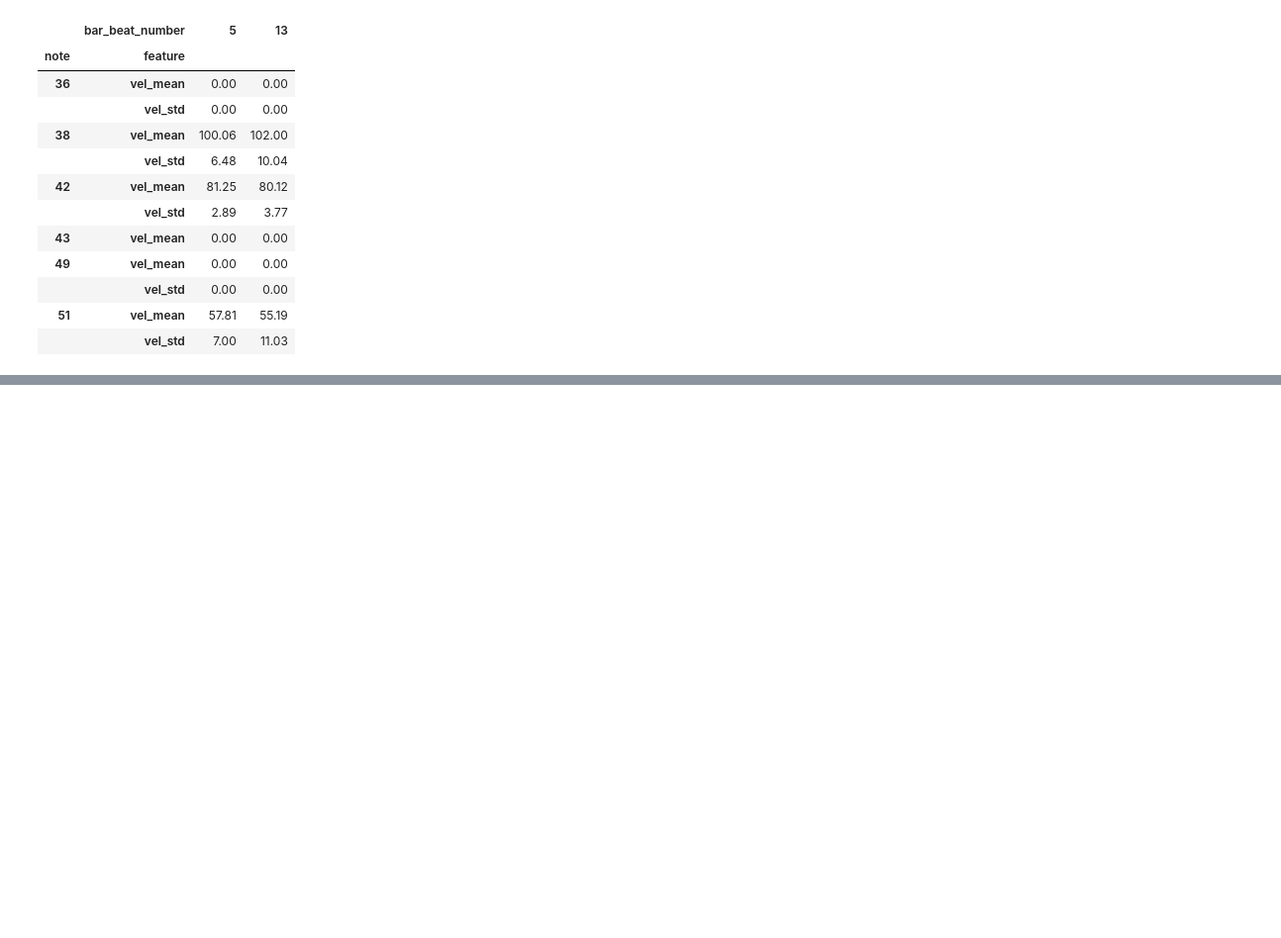
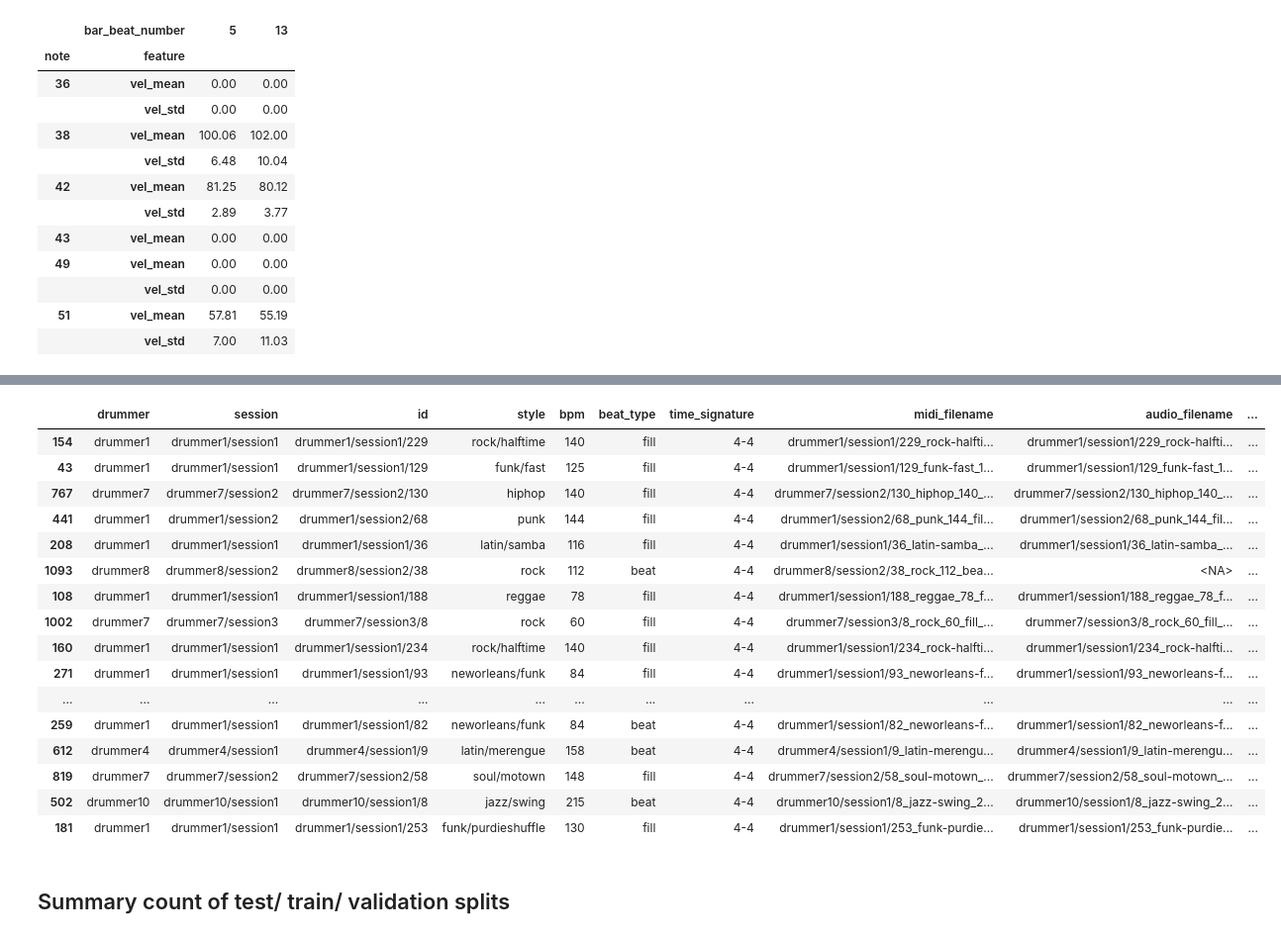
Before and after one commit to curtiscu/LYIT, a Jupyter notebook: TestingStatsNFeaturesCode.ipynb, the cells around one changed output, grey strips where cells are left out. Shown at 99% size. Saved outputs shown, nothing was run; the diff lists cells and outputs as text; code cells hidden in the pictures; blank space fills up the shorter version.

```diff
--- a/TestingStatsNFeaturesCode.ipynb
+++ b/TestingStatsNFeaturesCode.ipynb
@@ -343,0 +345,12 @@ See..
+# %%
+metafile = '/content/drive/My Drive/groove-v1.0.0-midionly/groove/info.csv'
+
+meta_df = pd.read_csv(metafile, dtype = {"drummer": "string",
+                                         "session" : "string",
+                                         "id": "string",
+                                         "style": "string",
+                                         "beat_type": "string",
+                                         "time_signature" : "string",
+                                         "midi_filename" : "string",
+                                         "audio_filename" : "string",
+                                         "split" : "string"})
@@ -343,0 +405,23 @@ See..
+# %%
+# show random sample of 25 rows
+display(meta_df.sample(25))
+# %% [output]
+|  | drummer | session | id | style | bpm | beat_type | time_signature | midi_filename | audio_filename | ... |
+| 154 | drummer1 | drummer1/session1 | drummer1/session1/229 | rock/halftime | 140 | fill | 4-4 | drummer1/session1/229_rock-halfti... | drummer1/session1/229_rock-halfti... | ... |
+| 43 | drummer1 | drummer1/session1 | drummer1/session1/129 | funk/fast | 125 | fill | 4-4 | drummer1/session1/129_funk-fast_1... | drummer1/session1/129_funk-fast_1... | ... |
+| 767 | drummer7 | drummer7/session2 | drummer7/session2/130 | hiphop | 140 | fill | 4-4 | drummer7/session2/130_hiphop_140_... | drummer7/session2/130_hiphop_140_... | ... |
+| 441 | drummer1 | drummer1/session2 | drummer1/session2/68 | punk | 144 | fill | 4-4 | drummer1/session2/68_punk_144_fil... | drummer1/session2/68_punk_144_fil... | ... |
+| 208 | drummer1 | drummer1/session1 | drummer1/session1/36 | latin/samba | 116 | fill | 4-4 | drummer1/session1/36_latin-samba_... | drummer1/session1/36_latin-samba_... | ... |
+| 1093 | drummer8 | drummer8/session2 | drummer8/session2/38 | rock | 112 | beat | 4-4 | drummer8/session2/38_rock_112_bea... | <NA> | ... |
+| 108 | drummer1 | drummer1/session1 | drummer1/session1/188 | reggae | 78 | fill | 4-4 | drummer1/session1/188_reggae_78_f... | drummer1/session1/188_reggae_78_f... | ... |
+| 1002 | drummer7 | drummer7/session3 | drummer7/session3/8 | rock | 60 | fill | 4-4 | drummer7/session3/8_rock_60_fill_... | drummer7/session3/8_rock_60_fill_... | ... |
+| 160 | drummer1 | drummer1/session1 | drummer1/session1/234 | rock/halftime | 140 | fill | 4-4 | drummer1/session1/234_rock-halfti... | drummer1/session1/234_rock-halfti... | ... |
+| 271 | drummer1 | drummer1/session1 | drummer1/session1/93 | neworleans/funk | 84 | fill | 4-4 | drummer1/session1/93_neworleans-f... | drummer1/session1/93_neworleans-f... | ... |
+| ... | ... | ... | ... | ... | ... | ... | ... | ... | ... | ... |
+| 259 | drummer1 | drummer1/session1 | drummer1/session1/82 | neworleans/funk | 84 | beat | 4-4 | drummer1/session1/82_neworleans-f... | drummer1/session1/82_neworleans-f... | ... |
+| 612 | drummer4 | drummer4/session1 | drummer4/session1/9 | latin/merengue | 158 | beat | 4-4 | drummer4/session1/9_latin-merengu... | drummer4/session1/9_latin-merengu... | ... |
+| 819 | drummer7 | drummer7/session2 | drummer7/session2/58 | soul/motown | 148 | fill | 4-4 | drummer7/session2/58_soul-motown_... | drummer7/session2/58_soul-motown_... | ... |
+| 502 | drummer10 | drummer10/session1 | drummer10/session1/8 | jazz/swing | 215 | beat | 4-4 | drummer10/session1/8_jazz-swing_2... | drummer10/session1/8_jazz-swing_2... | ... |
+| 181 | drummer1 | drummer1/session1 | drummer1/session1/253 | funk/purdieshuffle | 130 | fill | 4-4 | drummer1/session1/253_funk-purdie... | drummer1/session1/253_funk-purdie... | ... |
+# %% [markdown]
+## Summary count of test/ train/ validation splits
```
Also changed, not shown: parts of 27 cells of this notebook.
